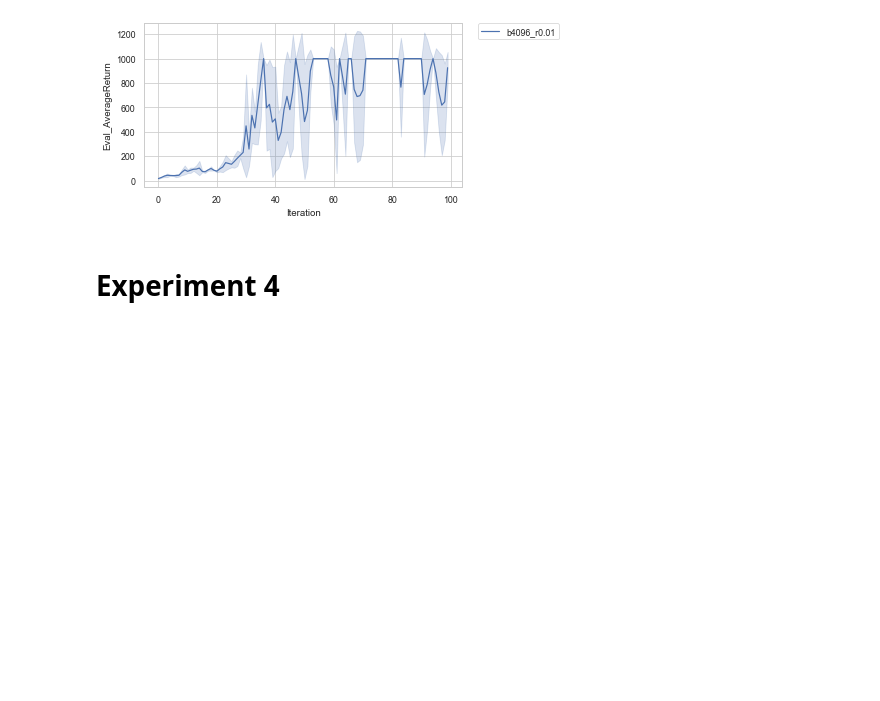
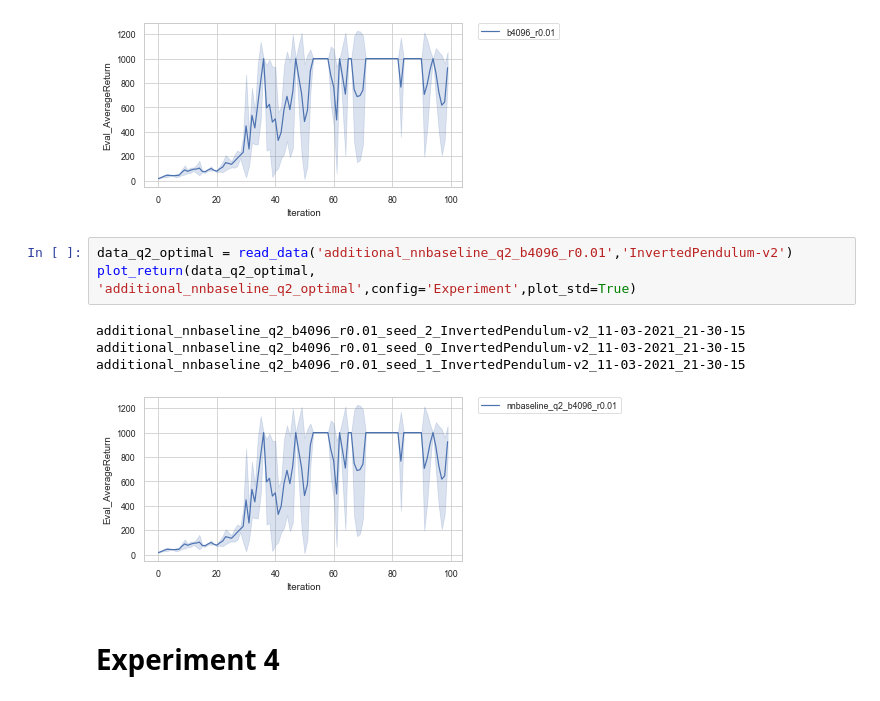
Before and after one commit to MinWang1997/CS285-Deep-Reinforcement-Learning, a Jupyter notebook: homework_fall2020-master/hw2/dataviz.ipynb, the cells around one changed output. Saved outputs shown, nothing was run; the diff lists cells and outputs as text; blank space fills up the shorter version.

```diff
--- a/homework_fall2020-master/hw2/dataviz.ipynb
+++ b/homework_fall2020-master/hw2/dataviz.ipynb
@@ -449,6 +469,14 @@ q2_b4096_r0.01_seed_0_InvertedPendulum-v2_08-03-2021_21-03-17
 q2_b4096_r0.01_seed_1_InvertedPendulum-v2_08-03-2021_21-03-17
 q2_b4096_r0.01_seed_2_InvertedPendulum-v2_08-03-2021_21-03-17
 [figure]
+# %%
+data_q2_optimal = read_data('additional_nnbaseline_q2_b4096_r0.01','InvertedPendulum-v2')
+plot_return(data_q2_optimal, 'additional_nnbaseline_q2_optimal',config='Experiment',plot_std=True)
+# %% [output]
+additional_nnbaseline_q2_b4096_r0.01_seed_2_InvertedPendulum-v2_11-03-2021_21-30-15
+additional_nnbaseline_q2_b4096_r0.01_seed_0_InvertedPendulum-v2_11-03-2021_21-30-15
+additional_nnbaseline_q2_b4096_r0.01_seed_1_InvertedPendulum-v2_11-03-2021_21-30-15
+[figure, added]
 # %% [markdown]
 # Experiment 4
 # %%
```
Also changed, not shown: parts of 3 cells of this notebook, 5 other files.
